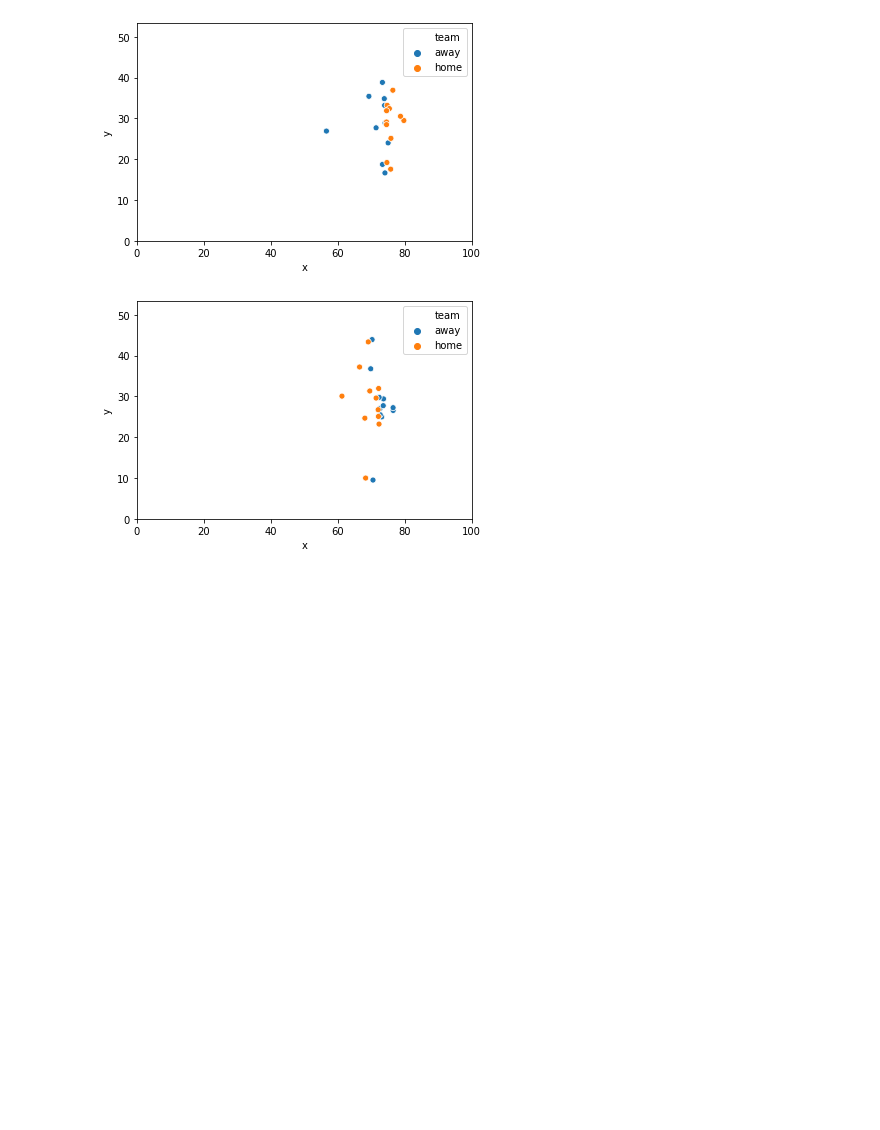
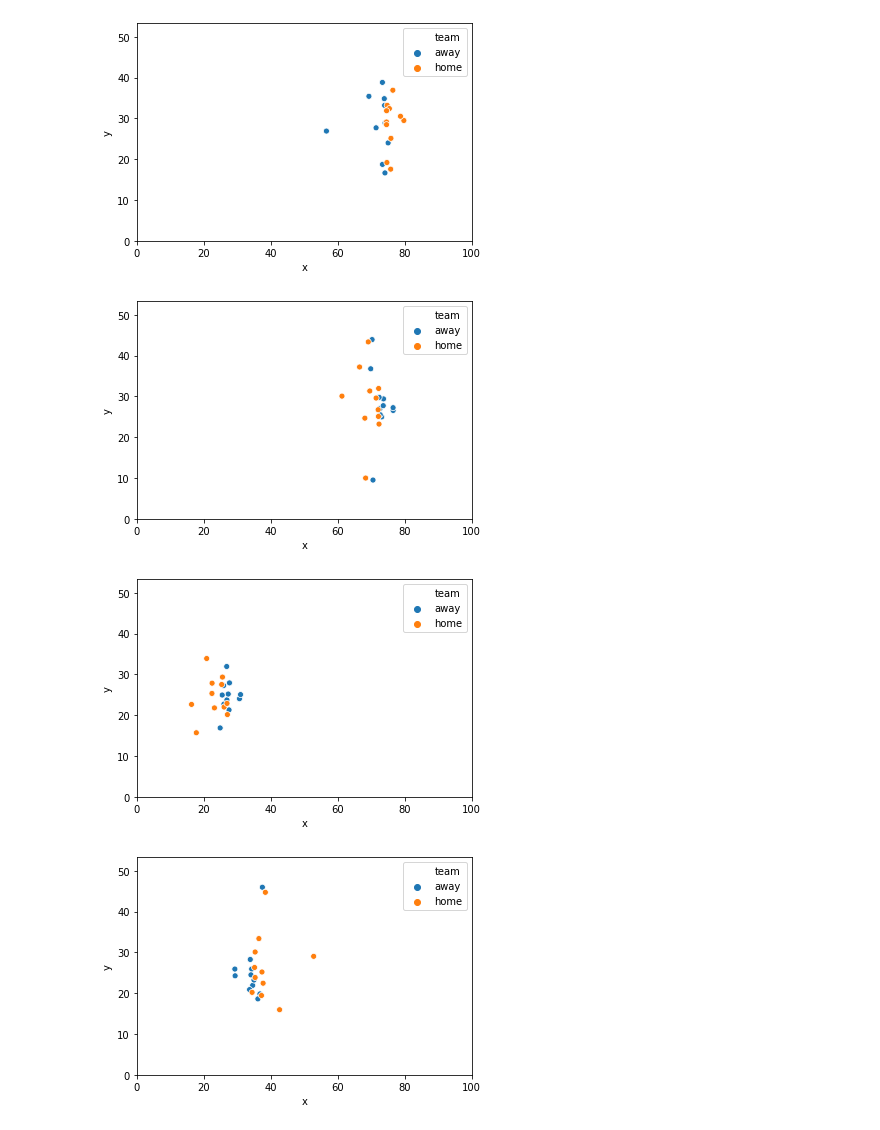
Before and after one commit to MaloneyJason/Rush-Yards, a Jupyter notebook: Yard Prediction Exploration.ipynb, the cells around one changed output. Saved outputs shown, nothing was run; the diff lists cells and outputs as text; code cells hidden in the pictures; blank space fills up the shorter version.

```diff
--- a/Yard Prediction Exploration.ipynb
+++ b/Yard Prediction Exploration.ipynb
@@ -351,14 +351,20 @@ data["y_standard"] = data.apply(standardizeYCoordinates, axis=1)
 # %%
 # generate a few more outputs graphed
 # explore one play visually
 # influcenced by https://www.kaggle.com/statsbymichaellopez/nfl-tracking-wrangling-voronoi-and-sonars
 # select one play
 def plotPlay(x):
     plot = data[data["playid"] == x]
     sns.scatterplot(data=plot,x="x",y="y",hue="team")
     plt.xlim(0,100)
     plt.ylim(0,53.3)
     plt.show()
     del plot
+
+plotPlay(20191125003789)
+plotPlay(20170910022619)
+plotPlay(20190922041421)
 # %% [output]
 [figure]
+[figure, added]
+[figure, added]
```
